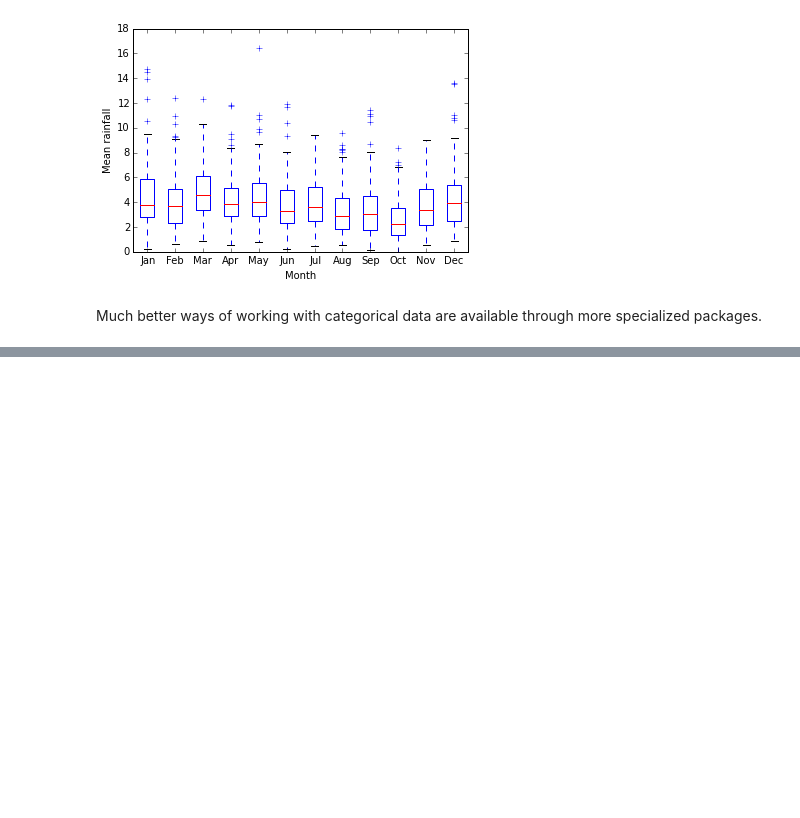
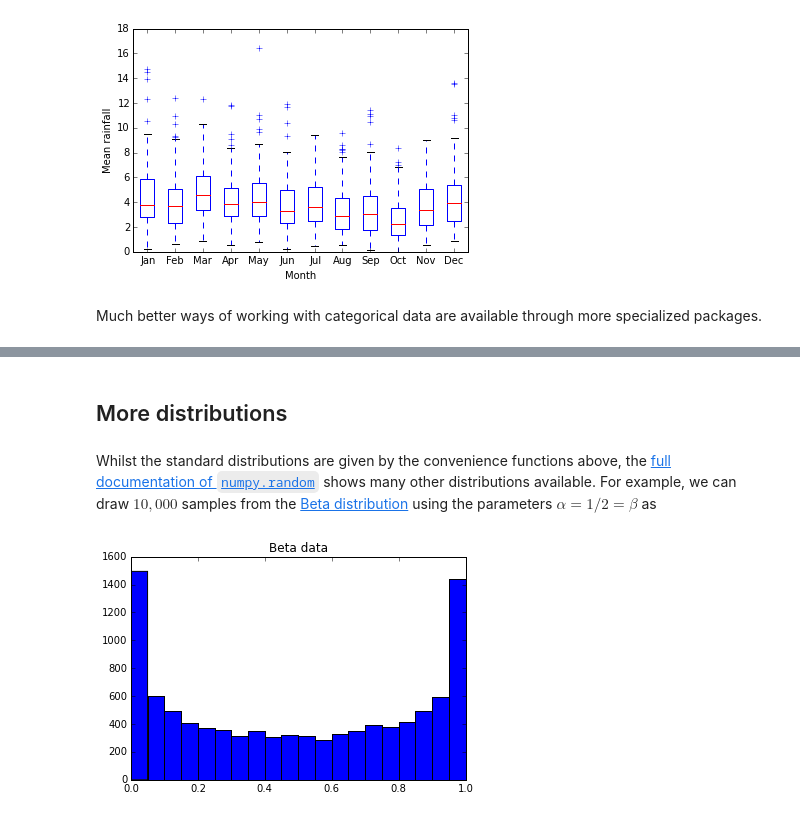
Before and after one commit to IanHawke/maths-with-python, a Jupyter notebook: 09-statistics.ipynb, the cells around one changed output, grey strips where cells are left out. Drawn from its saved outputs; the diff is of its cells as text; code cells hidden in the pictures; blank space fills up the shorter version.

```diff
--- a/09-statistics.ipynb
+++ b/09-statistics.ipynb
@@ -139,0 +192,12 @@ Much better ways of working with categorical data are available through more spe
+# %% [markdown]
+## More distributions
+# %% [markdown]
+Whilst the standard distributions are given by the convenience functions above, the [full documentation of `numpy.random`](http://docs.scipy.org/doc/numpy/reference/routines.random.html) shows many other distributions available. For example, we can draw $10,000$ samples from the [Beta distribution](http://docs.scipy.org/doc/numpy/reference/generated/numpy.random.beta.html#numpy.random.beta) using the parameters $\alpha = 1/2 = \beta$ as
+# %%
+beta_samples = random.beta(0.5, 0.5, 10000)
+
+pyplot.hist(beta_samples, 20)
+pyplot.title('Beta data')
+pyplot.show();
+# %% [output]
+[figure, added]
```
Also changed, not shown: parts of 16 cells of this notebook.
